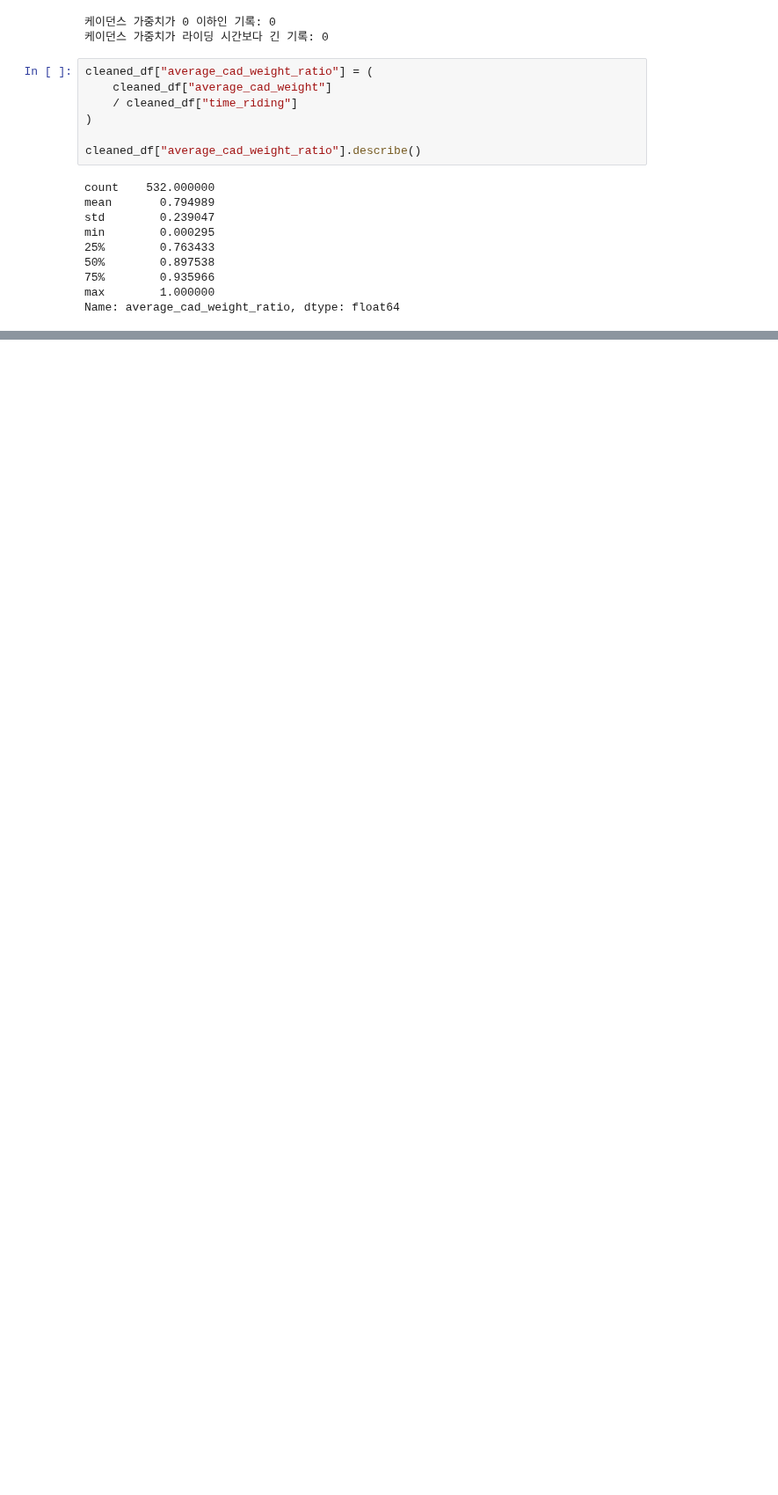
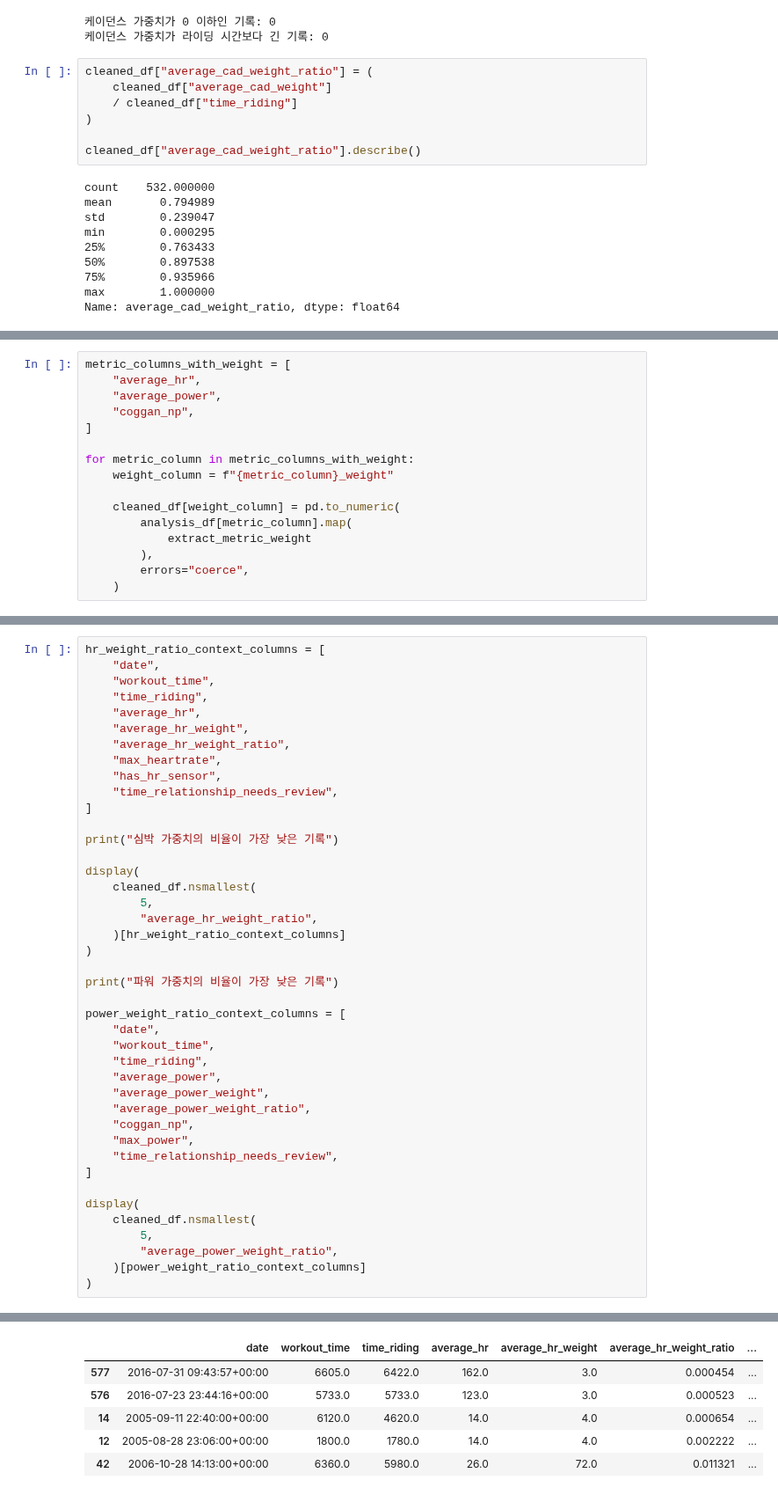
Before and after one commit to jhh0107gsc-hub/cycling, a Jupyter notebook: notebooks/01_goldencheetah_exploration.ipynb, the cells around one changed output, grey strips where cells are left out. Shown at 88% size. Drawn from its saved outputs; the diff is of its cells as text; blank space fills up the shorter version.

```diff
--- a/notebooks/01_goldencheetah_exploration.ipynb
+++ b/notebooks/01_goldencheetah_exploration.ipynb
@@ -2197,0 +2207,16 @@ cleaned_df.loc[
+# %%
+metric_columns_with_weight = [
+    "average_hr",
+    "average_power",
+    "coggan_np",
+]
+
+for metric_column in metric_columns_with_weight:
+    weight_column = f"{metric_column}_weight"
+
+    cleaned_df[weight_column] = pd.to_numeric(
+        analysis_df[metric_column].map(
+            extract_metric_weight
+        ),
+        errors="coerce",
+    )
@@ -2197,0 +2380,43 @@ cleaned_df.loc[
+# %%
+hr_weight_ratio_context_columns = [
+    "date",
+    "workout_time",
+    "time_riding",
+    "average_hr",
+    "average_hr_weight",
+    "average_hr_weight_ratio",
+    "max_heartrate",
+    "has_hr_sensor",
+    "time_relationship_needs_review",
+]
+
+print("심박 가중치의 비율이 가장 낮은 기록")
+
+display(
+    cleaned_df.nsmallest(
+        5,
+        "average_hr_weight_ratio",
+    )[hr_weight_ratio_context_columns]
+)
+
+print("파워 가중치의 비율이 가장 낮은 기록")
+
+power_weight_ratio_context_columns = [
+    "date",
+    "workout_time",
+    "time_riding",
+    "average_power",
+    "average_power_weight",
+    "average_power_weight_ratio",
+    "coggan_np",
+    "max_power",
+    "time_relationship_needs_review",
+]
+
+display(
+    cleaned_df.nsmallest(
+        5,
+        "average_power_weight_ratio",
+    )[power_weight_ratio_context_columns]
+)
+# %% [output]
@@ -2197,0 +2424,6 @@ cleaned_df.loc[
+|  | date | workout_time | time_riding | average_hr | average_hr_weight | average_hr_weight_ratio | ... |
+| 577 | 2016-07-31 09:43:57+00:00 | 6605.0 | 6422.0 | 162.0 | 3.0 | 0.000454 | ... |
+| 576 | 2016-07-23 23:44:16+00:00 | 5733.0 | 5733.0 | 123.0 | 3.0 | 0.000523 | ... |
+| 14 | 2005-09-11 22:40:00+00:00 | 6120.0 | 4620.0 | 14.0 | 4.0 | 0.000654 | ... |
+| 12 | 2005-08-28 23:06:00+00:00 | 1800.0 | 1780.0 | 14.0 | 4.0 | 0.002222 | ... |
+| 42 | 2006-10-28 14:13:00+00:00 | 6360.0 | 5980.0 | 26.0 | 72.0 | 0.011321 | ... |
```
Also changed, not shown: parts of 17 cells of this notebook.
